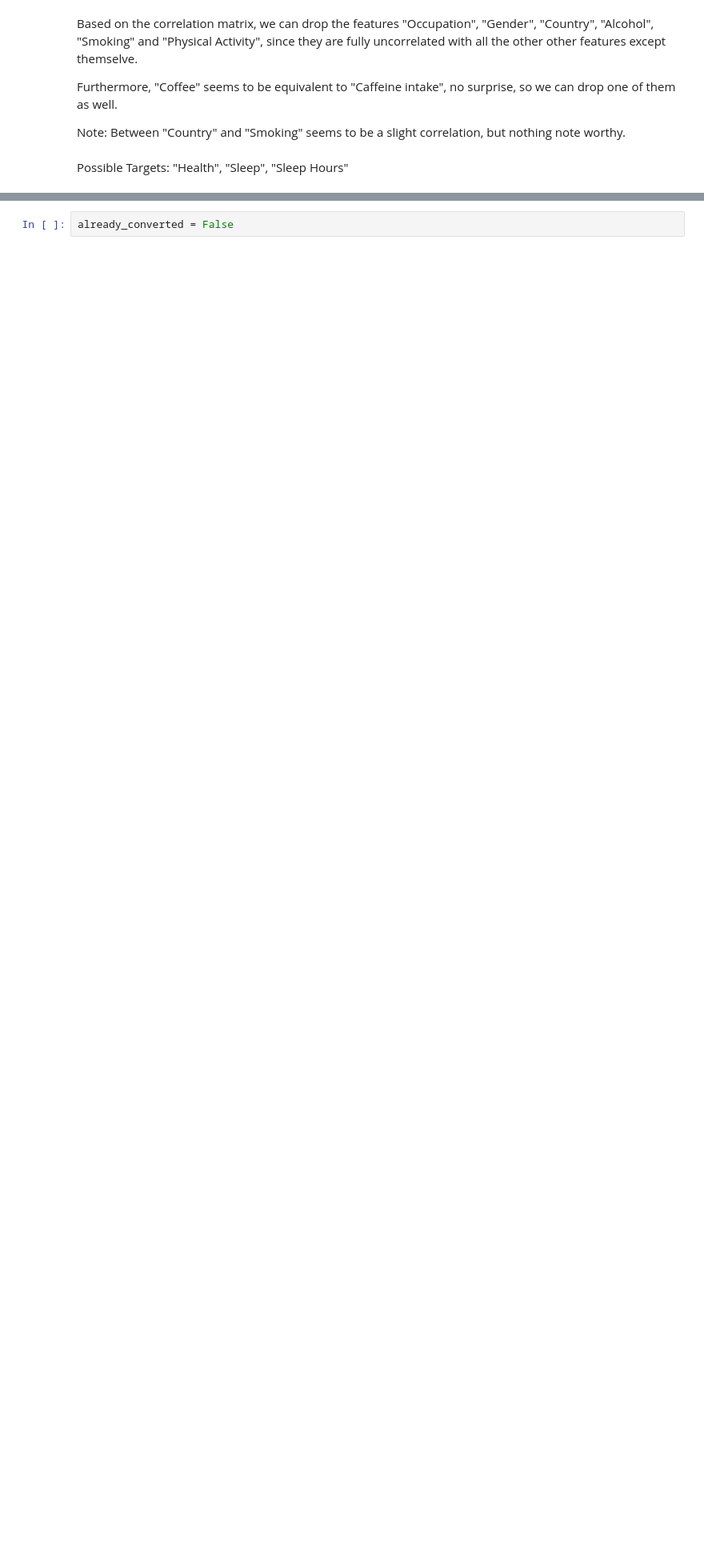
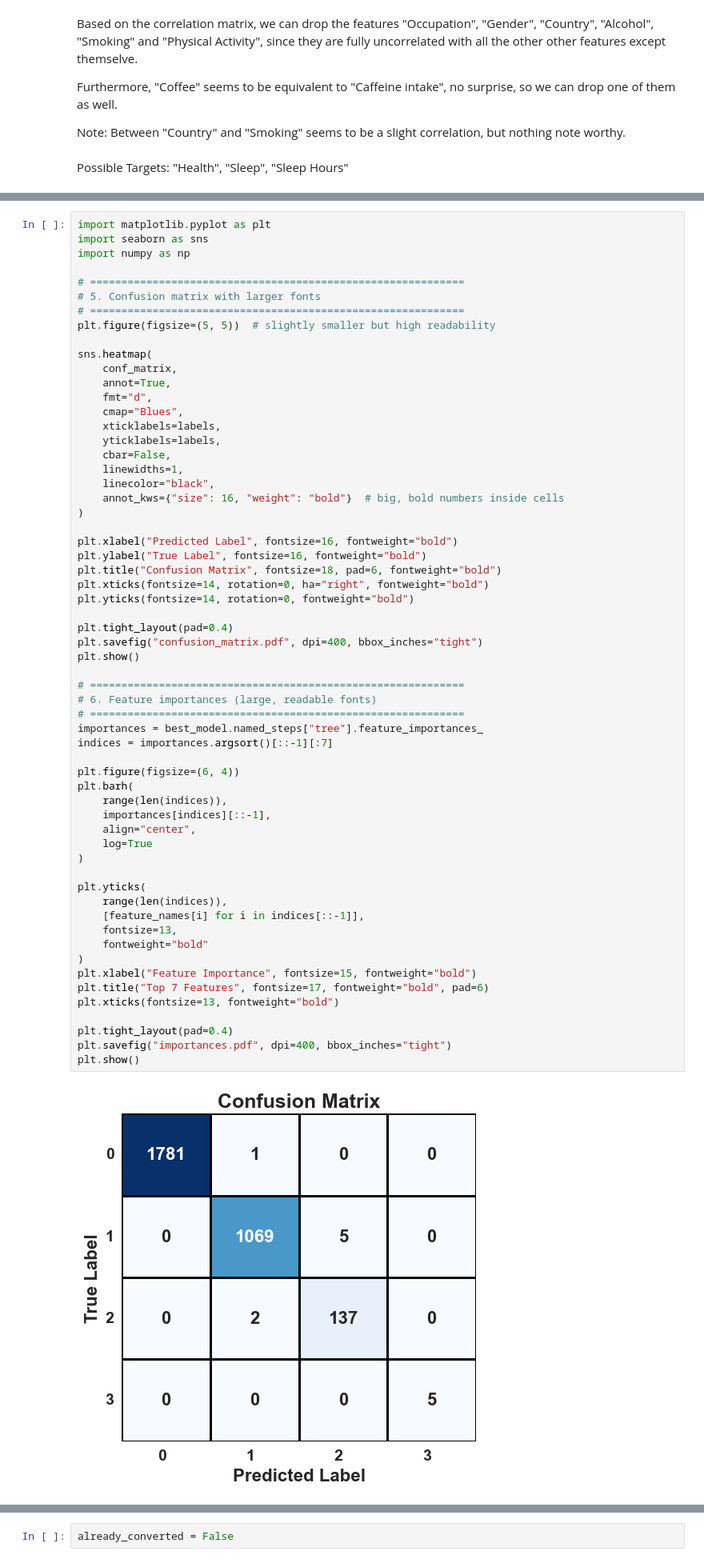
Before and after one commit to RicemanBoy/ML-supervised-project, a Jupyter notebook: pauls_notebook.ipynb, the cells around one changed output, grey strips where cells are left out. Shown at 80% size. Drawn from its saved outputs; the diff is of its cells as text; blank space fills up the shorter version.

```diff
--- a/pauls_notebook.ipynb
+++ b/pauls_notebook.ipynb
@@ -223,0 +343,62 @@ weighted avg       1.00      1.00      1.00      2000
+# %%
+import matplotlib.pyplot as plt
+import seaborn as sns
+import numpy as np
+
+# ============================================================
+# 5. Confusion matrix with larger fonts
+# ============================================================
+plt.figure(figsize=(5, 5))  # slightly smaller but high readability
+
+sns.heatmap(
+    conf_matrix,
+    annot=True,
+    fmt="d",
+    cmap="Blues",
+    xticklabels=labels,
+    yticklabels=labels,
+    cbar=False,
+    linewidths=1,
+    linecolor="black",
+    annot_kws={"size": 16, "weight": "bold"}  # big, bold numbers inside cells
+)
+
+plt.xlabel("Predicted Label", fontsize=16, fontweight="bold")
+plt.ylabel("True Label", fontsize=16, fontweight="bold")
+plt.title("Confusion Matrix", fontsize=18, pad=6, fontweight="bold")
+plt.xticks(fontsize=14, rotation=0, ha="right", fontweight="bold")
+plt.yticks(fontsize=14, rotation=0, fontweight="bold")
+
+plt.tight_layout(pad=0.4)
+plt.savefig("confusion_matrix.pdf", dpi=400, bbox_inches="tight")
+plt.show()
+
+# ============================================================
+# 6. Feature importances (large, readable fonts)
+# ============================================================
+importances = best_model.named_steps["tree"].feature_importances_
+indices = importances.argsort()[::-1][:7]
+
+plt.figure(figsize=(6, 4))
+plt.barh(
+    range(len(indices)),
+    importances[indices][::-1],
+    align="center",
+    log=True
+)
+
+plt.yticks(
+    range(len(indices)),
+    [feature_names[i] for i in indices[::-1]],
+    fontsize=13,
+    fontweight="bold"
+)
+plt.xlabel("Feature Importance", fontsize=15, fontweight="bold")
+plt.title("Top 7 Features", fontsize=17, fontweight="bold", pad=6)
+plt.xticks(fontsize=13, fontweight="bold")
+
+plt.tight_layout(pad=0.4)
+plt.savefig("importances.pdf", dpi=400, bbox_inches="tight")
+plt.show()
+# %% [output]
+[figure, added]
```
Also changed, not shown: parts of 24 cells of this notebook.
